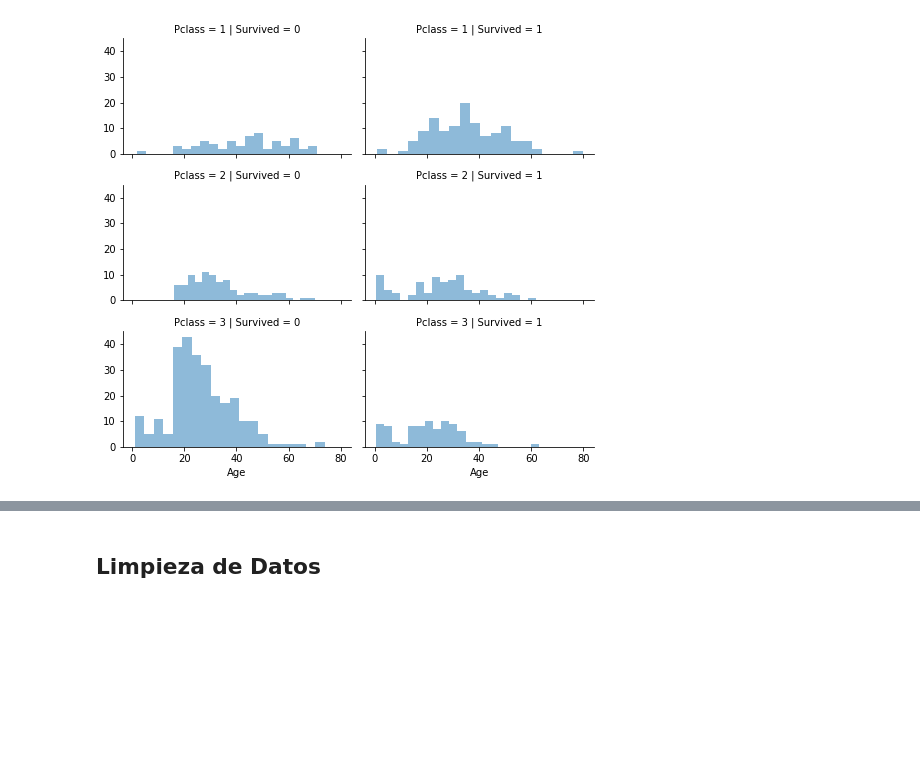
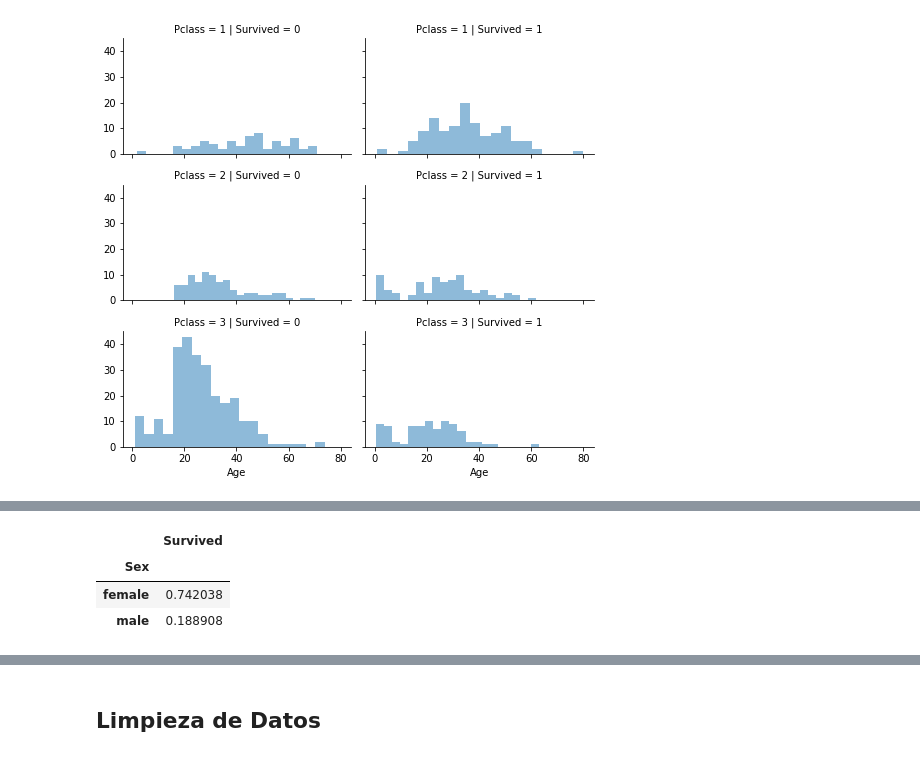
Before and after one commit to A01749373/retoTitanic, a Jupyter notebook: retoTitanic.ipynb, the cells around one changed output, grey strips where cells are left out. Cells and saved outputs as stored; diff of their text form; code cells hidden in the pictures; blank space fills up the shorter version.

```diff
--- a/retoTitanic.ipynb
+++ b/retoTitanic.ipynb
@@ -266,0 +282,7 @@ grid.add_legend();
+# %%
+df_train.groupby('Sex')[['Survived']].mean()
+# %% [output]
+|  | Survived |
+| Sex |  |
+| female | 0.742038 |
+| male | 0.188908 |
```
Also changed, not shown: parts of 115 cells of this notebook.
